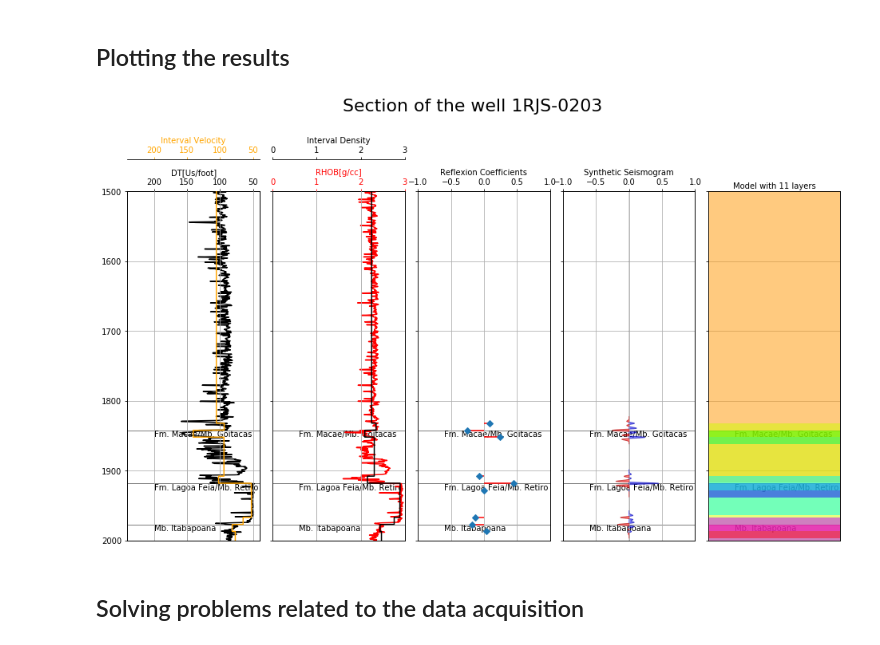
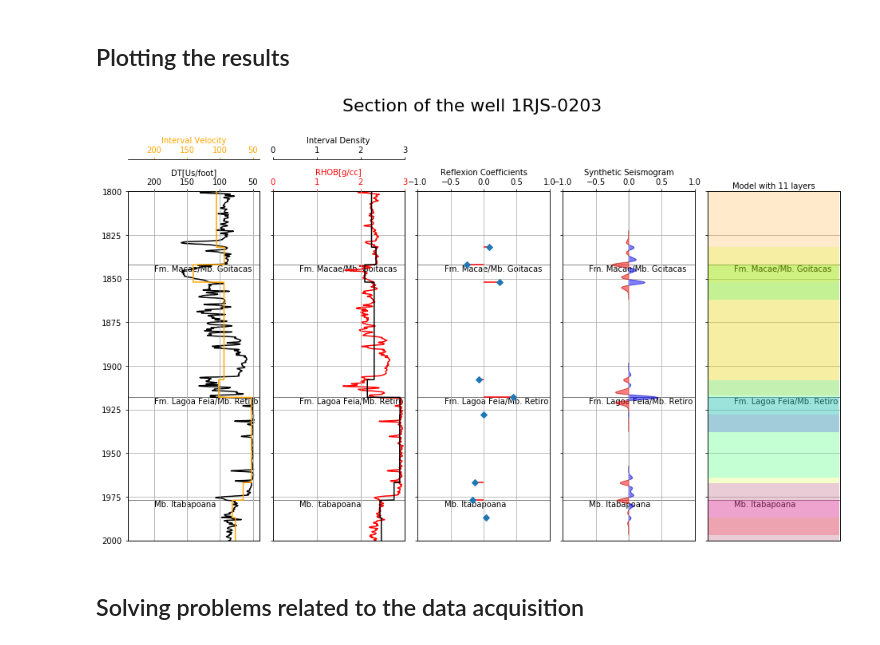
Before and after one commit to raquelsilva/Seismic-well-tie, a Jupyter notebook: Tabela-TP.ipynb, the cells around one changed output. Cells and saved outputs as stored; diff of their text form; code cells hidden in the pictures.

```diff
--- a/Tabela-TP.ipynb
+++ b/Tabela-TP.ipynb
@@ -621,7 +621,7 @@ def combo_plot(top_depth,bottom_depth):
 
 
     for i in range(NL):
-        rect = plt.Rectangle((-150, total_layers[i]), 300, thickness_total_layers[i], alpha = 0.5, facecolor=cmap(i))
+        rect = plt.Rectangle((-150, total_layers[i]), 300, thickness_total_layers[i], alpha = 0.2, facecolor=cmap(i))
         ax41.add_artist(rect)
 
     ax41.set_xticks([])
@@ -630,9 +630,9 @@ def combo_plot(top_depth,bottom_depth):
     #plt.savefig ('RJS_51.png', dpi=200, format='png')
 # %%
 #combo_plot(SB,DEPT_end)
-combo_plot(1500,2000)
+combo_plot(1800,2000)
 # %% [output]
-[figure, old version]
+[figure, new version]
 # %% [markdown]
 ## Solving problems related to the data acquisition
 # %% [markdown]
```
